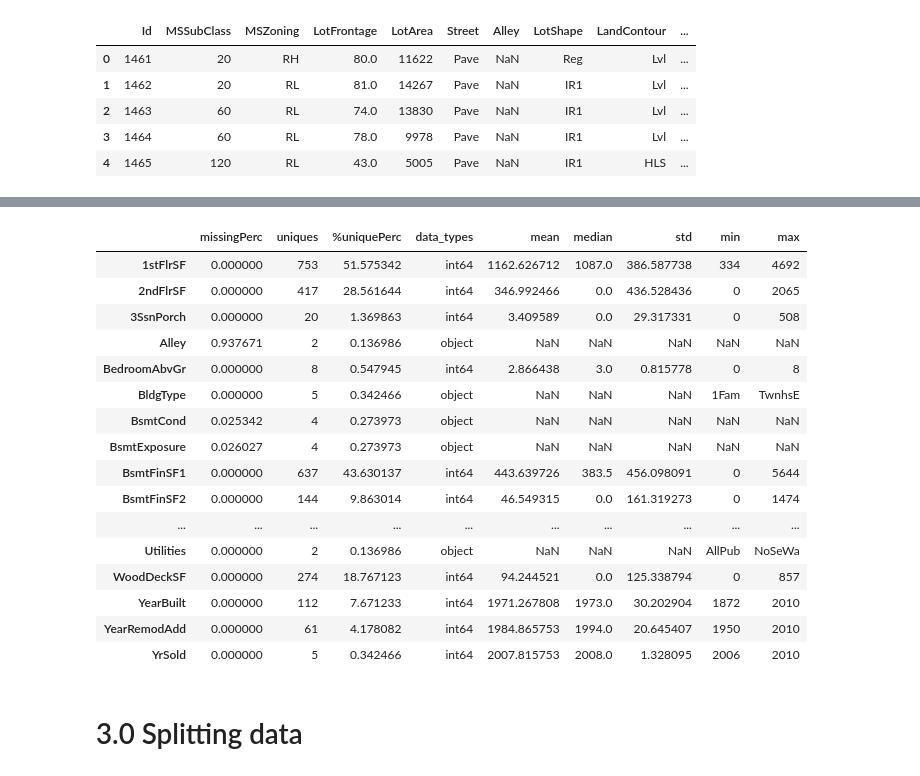
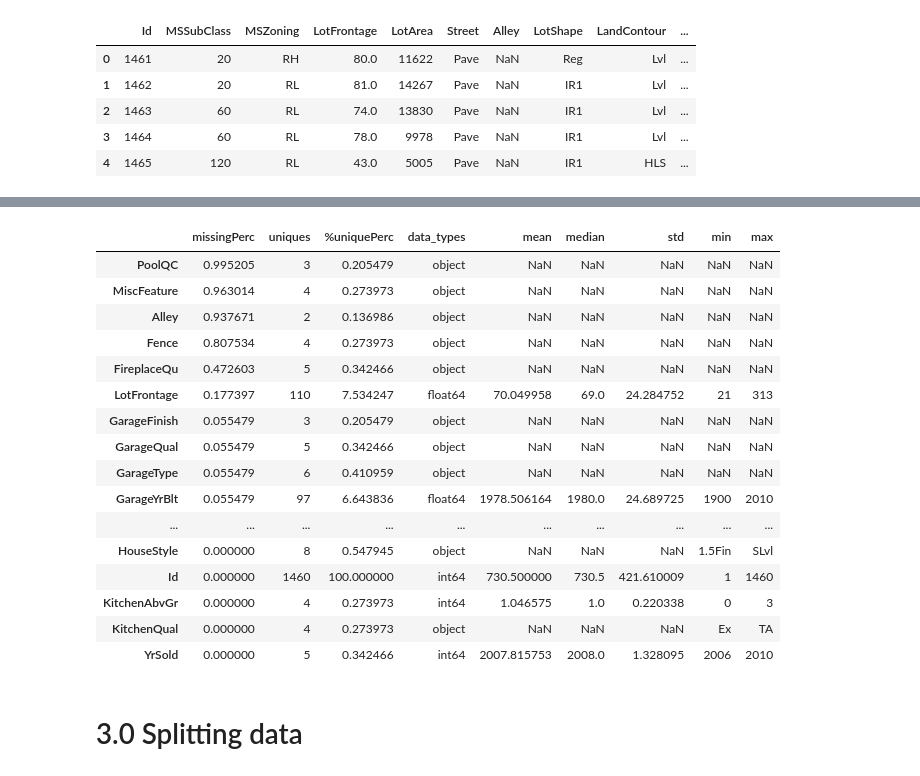
Before and after one commit to bruno154/project-5-house-prices-aimes, a Jupyter notebook: notebook/p005_price_regression_aimes.ipynb, the cells around one changed output, grey strips where cells are left out. Drawn from its saved outputs; the diff is of its cells as text; code cells hidden in the pictures.

```diff
--- a/notebook/p005_price_regression_aimes.ipynb
+++ b/notebook/p005_price_regression_aimes.ipynb
@@ -48,24 +117,26 @@ Takeways:
 # %%
+# Descring the entire dataset
 describer = mb.DataDescription(train)
 desc = describer.my_describe()
-desc
-# %% [output]
-|  | missingPerc | uniques | %uniquePerc | data_types | mean | median | std | min | max |
-| 1stFlrSF | 0.000000 | 753 | 51.575342 | int64 | 1162.626712 | 1087.0 | 386.587738 | 334 | 4692 |
-| 2ndFlrSF | 0.000000 | 417 | 28.561644 | int64 | 346.992466 | 0.0 | 436.528436 | 0 | 2065 |
-| 3SsnPorch | 0.000000 | 20 | 1.369863 | int64 | 3.409589 | 0.0 | 29.317331 | 0 | 508 |
-| Alley | 0.937671 | 2 | 0.136986 | object | NaN | NaN | NaN | NaN | NaN |
-| BedroomAbvGr | 0.000000 | 8 | 0.547945 | int64 | 2.866438 | 3.0 | 0.815778 | 0 | 8 |
-| BldgType | 0.000000 | 5 | 0.342466 | object | NaN | NaN | NaN | 1Fam | TwnhsE |
-| BsmtCond | 0.025342 | 4 | 0.273973 | object | NaN | NaN | NaN | NaN | NaN |
-| BsmtExposure | 0.026027 | 4 | 0.273973 | object | NaN | NaN | NaN | NaN | NaN |
-| BsmtFinSF1 | 0.000000 | 637 | 43.630137 | int64 | 443.639726 | 383.5 | 456.098091 | 0 | 5644 |
-| BsmtFinSF2 | 0.000000 | 144 | 9.863014 | int64 | 46.549315 | 0.0 | 161.319273 | 0 | 1474 |
-| ... | ... | ... | ... | ... | ... | ... | ... | ... | ... |
-| Utilities | 0.000000 | 2 | 0.136986 | object | NaN | NaN | NaN | AllPub | NoSeWa |
-| WoodDeckSF | 0.000000 | 274 | 18.767123 | int64 | 94.244521 | 0.0 | 125.338794 | 0 | 857 |
-| YearBuilt | 0.000000 | 112 | 7.671233 | int64 | 1971.267808 | 1973.0 | 30.202904 | 1872 | 2010 |
-| YearRemodAdd | 0.000000 | 61 | 4.178082 | int64 | 1984.865753 | 1994.0 | 20.645407 | 1950 | 2010 |
-| YrSold | 0.000000 | 5 | 0.342466 | int64 | 2007.815753 | 2008.0 | 1.328095 | 2006 | 2010 |
+# %%
+desc.sort_values(by='missingPerc', ascending=False)
+# %% [output]
+|  | missingPerc | uniques | %uniquePerc | data_types | mean | median | std | min | max |
+| PoolQC | 0.995205 | 3 | 0.205479 | object | NaN | NaN | NaN | NaN | NaN |
+| MiscFeature | 0.963014 | 4 | 0.273973 | object | NaN | NaN | NaN | NaN | NaN |
+| Alley | 0.937671 | 2 | 0.136986 | object | NaN | NaN | NaN | NaN | NaN |
+| Fence | 0.807534 | 4 | 0.273973 | object | NaN | NaN | NaN | NaN | NaN |
+| FireplaceQu | 0.472603 | 5 | 0.342466 | object | NaN | NaN | NaN | NaN | NaN |
+| LotFrontage | 0.177397 | 110 | 7.534247 | float64 | 70.049958 | 69.0 | 24.284752 | 21 | 313 |
+| GarageFinish | 0.055479 | 3 | 0.205479 | object | NaN | NaN | NaN | NaN | NaN |
+| GarageQual | 0.055479 | 5 | 0.342466 | object | NaN | NaN | NaN | NaN | NaN |
+| GarageType | 0.055479 | 6 | 0.410959 | object | NaN | NaN | NaN | NaN | NaN |
+| GarageYrBlt | 0.055479 | 97 | 6.643836 | float64 | 1978.506164 | 1980.0 | 24.689725 | 1900 | 2010 |
+| ... | ... | ... | ... | ... | ... | ... | ... | ... | ... |
+| HouseStyle | 0.000000 | 8 | 0.547945 | object | NaN | NaN | NaN | 1.5Fin | SLvl |
+| Id | 0.000000 | 1460 | 100.000000 | int64 | 730.500000 | 730.5 | 421.610009 | 1 | 1460 |
+| KitchenAbvGr | 0.000000 | 4 | 0.273973 | int64 | 1.046575 | 1.0 | 0.220338 | 0 | 3 |
+| KitchenQual | 0.000000 | 4 | 0.273973 | object | NaN | NaN | NaN | Ex | TA |
+| YrSold | 0.000000 | 5 | 0.342466 | int64 | 2007.815753 | 2008.0 | 1.328095 | 2006 | 2010 |
 # %% [markdown]
 # 3.0 Splitting data
```
Also changed, not shown: parts of 8 cells of this notebook.
